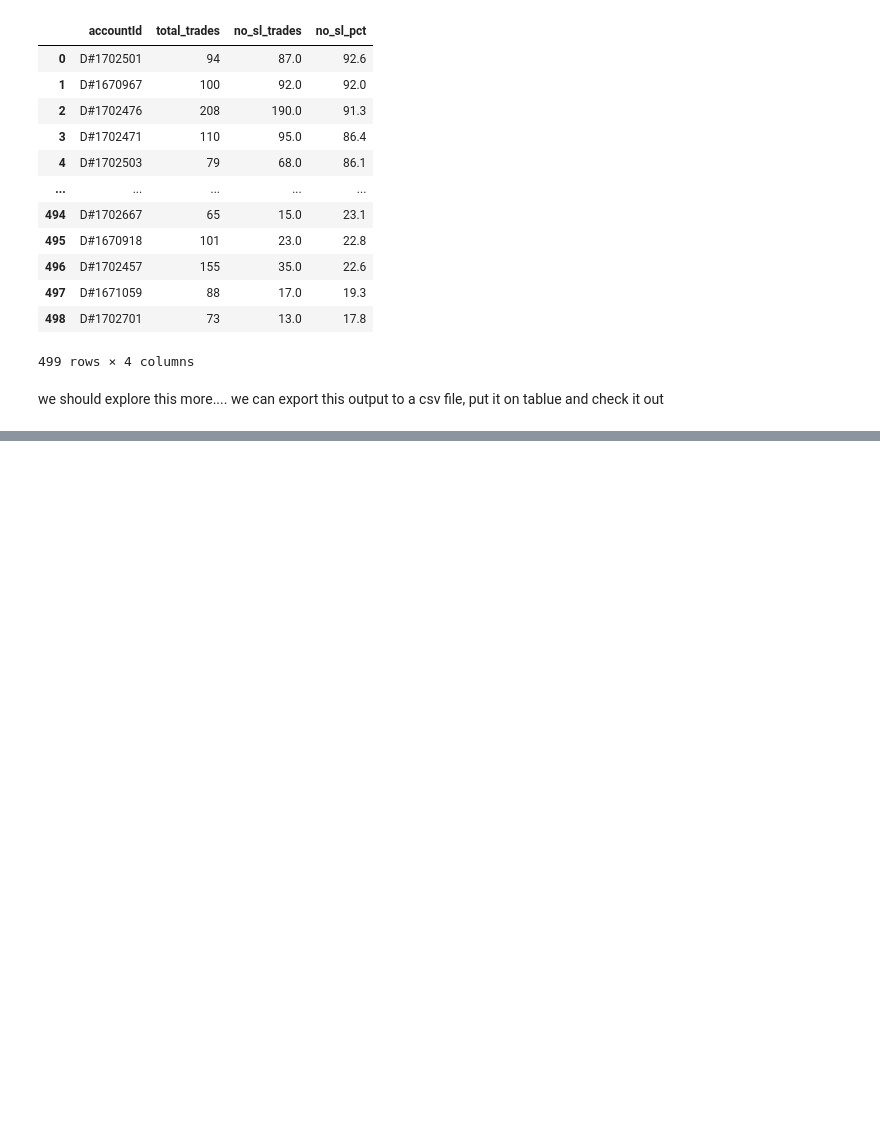
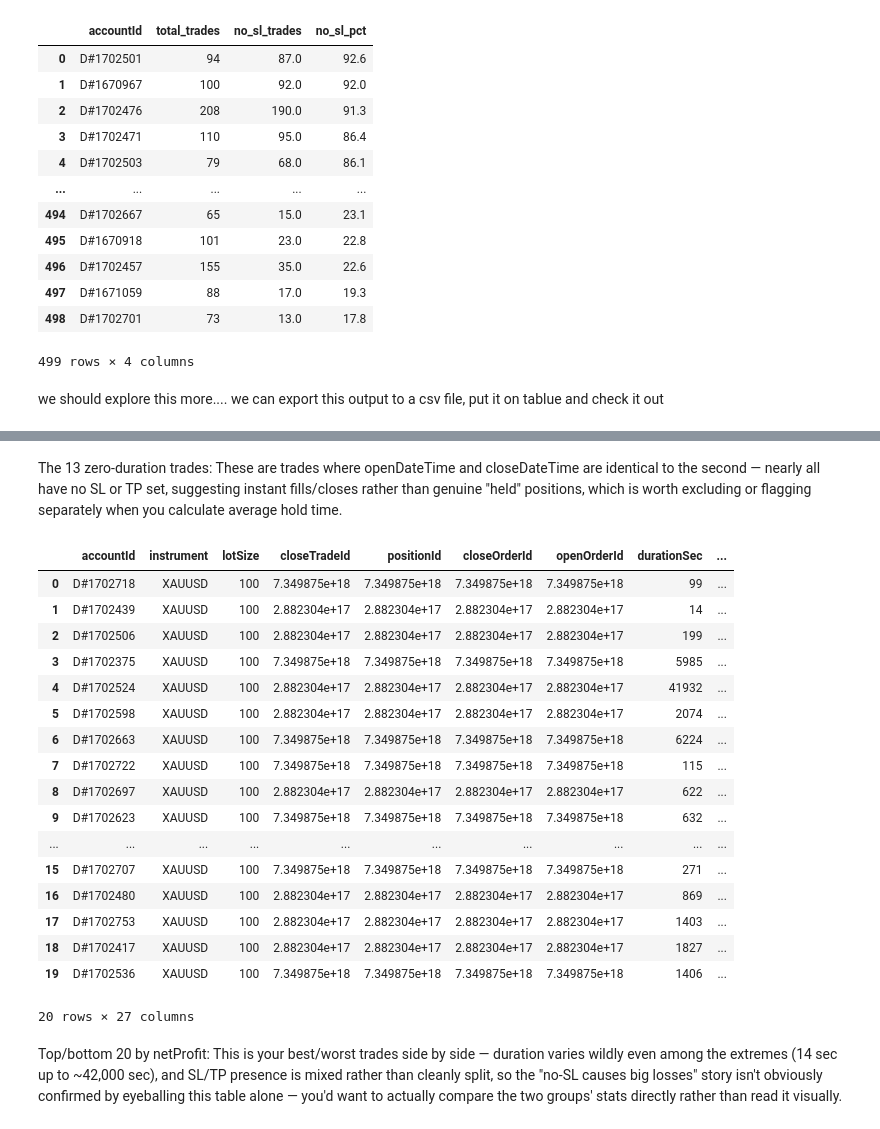
Before and after one commit to aanya006/C22-veNTUre-project, a Jupyter notebook: notebooks/profiling.ipynb, the cells around one changed output, grey strips where cells are left out. Cells and saved outputs as stored; diff of their text form; code cells hidden in the pictures; blank space fills up the shorter version.

```diff
--- a/notebooks/profiling.ipynb
+++ b/notebooks/profiling.ipynb
@@ -158,0 +272,31 @@ we can export this output to a csv file, put it on tablue and check it out
+# %% [markdown]
+The 13 zero-duration trades: These are trades where openDateTime and closeDateTime are identical to the second — nearly all have no SL or TP set, suggesting instant fills/closes rather than genuine "held" positions, which is worth excluding or flagging separately when you calculate average hold time.
+# %%
+con.execute("""
+       SELECT * FROM trades ORDER BY netProfit ASC LIMIT 20
+   """).fetchdf()
+
+con.execute("""
+       SELECT * FROM trades ORDER BY netProfit DESC LIMIT 20
+   """).fetchdf()
+# %% [output]
+|  | accountId | instrument | lotSize | closeTradeId | positionId | closeOrderId | openOrderId | durationSec | ... |
+| 0 | D#1702718 | XAUUSD | 100 | 7.349875e+18 | 7.349875e+18 | 7.349875e+18 | 7.349875e+18 | 99 | ... |
+| 1 | D#1702439 | XAUUSD | 100 | 2.882304e+17 | 2.882304e+17 | 2.882304e+17 | 2.882304e+17 | 14 | ... |
+| 2 | D#1702506 | XAUUSD | 100 | 2.882304e+17 | 2.882304e+17 | 2.882304e+17 | 2.882304e+17 | 199 | ... |
+| 3 | D#1702375 | XAUUSD | 100 | 7.349875e+18 | 7.349875e+18 | 7.349875e+18 | 7.349875e+18 | 5985 | ... |
+| 4 | D#1702524 | XAUUSD | 100 | 2.882304e+17 | 2.882304e+17 | 2.882304e+17 | 2.882304e+17 | 41932 | ... |
+| 5 | D#1702598 | XAUUSD | 100 | 2.882304e+17 | 2.882304e+17 | 2.882304e+17 | 2.882304e+17 | 2074 | ... |
+| 6 | D#1702663 | XAUUSD | 100 | 7.349875e+18 | 7.349875e+18 | 7.349875e+18 | 7.349875e+18 | 6224 | ... |
+| 7 | D#1702722 | XAUUSD | 100 | 7.349875e+18 | 7.349875e+18 | 7.349875e+18 | 7.349875e+18 | 115 | ... |
+| 8 | D#1702697 | XAUUSD | 100 | 2.882304e+17 | 2.882304e+17 | 2.882304e+17 | 2.882304e+17 | 622 | ... |
+| 9 | D#1702623 | XAUUSD | 100 | 7.349875e+18 | 7.349875e+18 | 7.349875e+18 | 7.349875e+18 | 632 | ... |
+| ... | ... | ... | ... | ... | ... | ... | ... | ... | ... |
+| 15 | D#1702707 | XAUUSD | 100 | 7.349875e+18 | 7.349875e+18 | 7.349875e+18 | 7.349875e+18 | 271 | ... |
+| 16 | D#1702480 | XAUUSD | 100 | 2.882304e+17 | 2.882304e+17 | 2.882304e+17 | 2.882304e+17 | 869 | ... |
+| 17 | D#1702753 | XAUUSD | 100 | 2.882304e+17 | 2.882304e+17 | 2.882304e+17 | 2.882304e+17 | 1403 | ... |
+| 18 | D#1702417 | XAUUSD | 100 | 2.882304e+17 | 2.882304e+17 | 2.882304e+17 | 2.882304e+17 | 1827 | ... |
+| 19 | D#1702536 | XAUUSD | 100 | 7.349875e+18 | 7.349875e+18 | 7.349875e+18 | 7.349875e+18 | 1406 | ... |
+20 rows × 27 columns
+# %% [markdown]
+Top/bottom 20 by netProfit: This is your best/worst trades side by side — duration varies wildly even among the extremes (14 sec up to ~42,000 sec), and SL/TP presence is mixed rather than cleanly split, so the "no-SL causes big losses" story isn't obviously confirmed by eyeballing this table alone — you'd want to actually compare the two groups' stats directly rather than read it visually.
```
Also changed, not shown: parts of 24 cells of this notebook, 3 other files.
